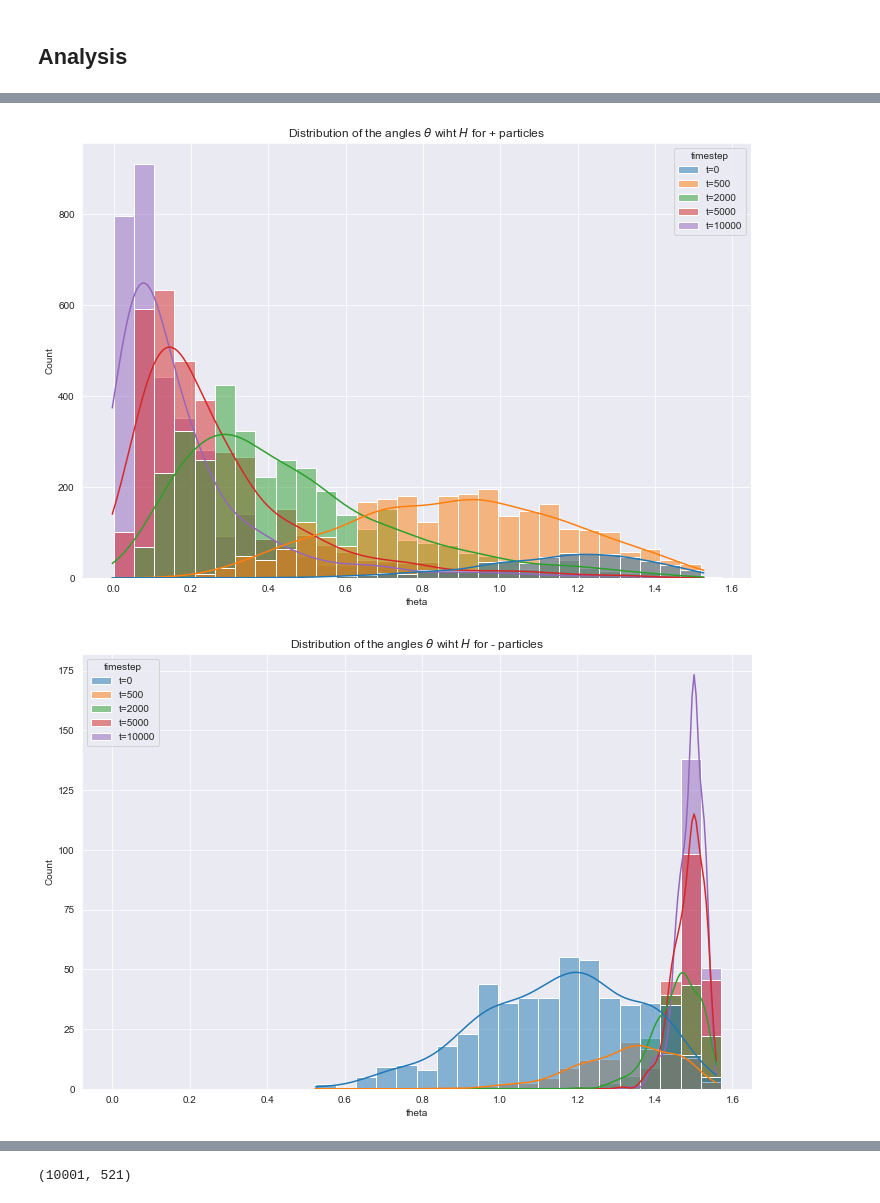
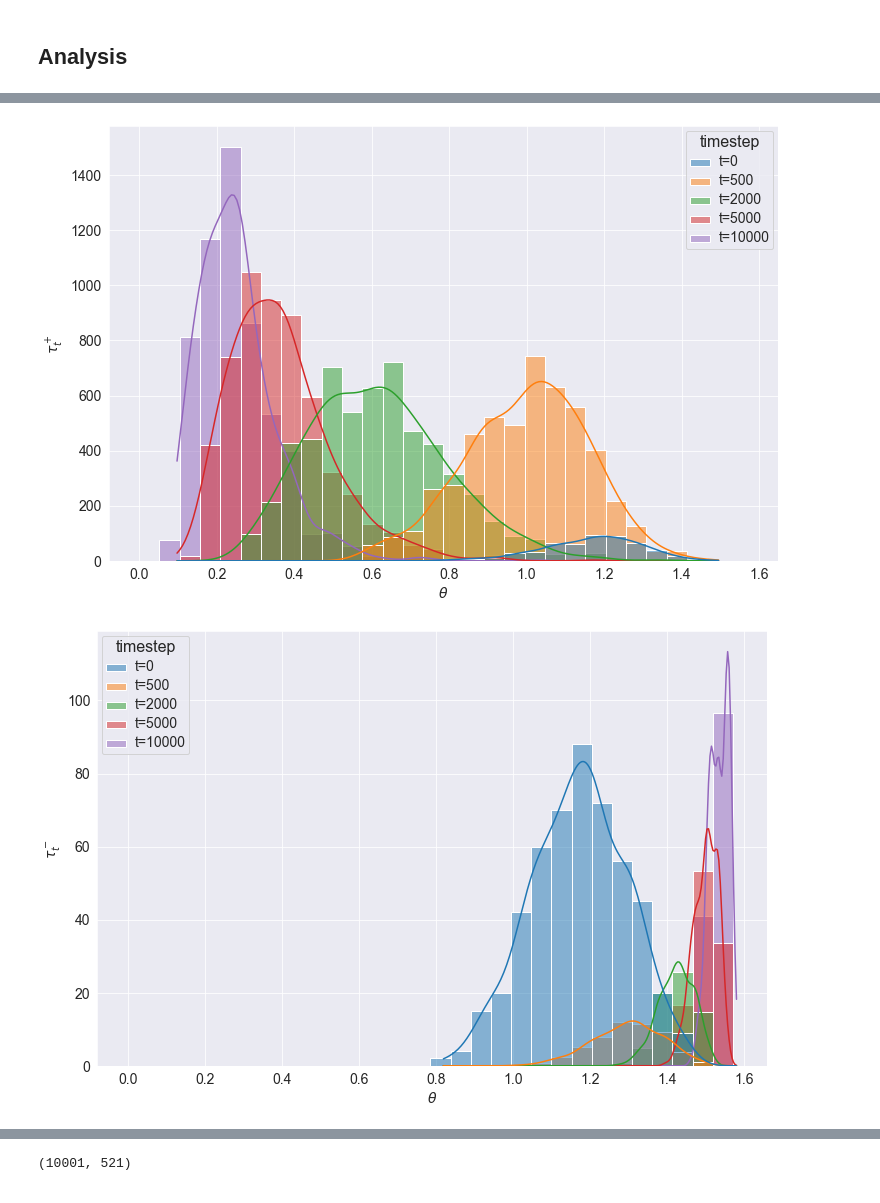
Before and after one commit to karl-hajjar/learning-structure, a Jupyter notebook: learning-structure/notebooks/1d-simulation-jax.ipynb, the cells around one changed output, grey strips where cells are left out. Drawn from its saved outputs; the diff is of its cells as text; code cells hidden in the pictures.

```diff
--- a/learning-structure/notebooks/1d-simulation-jax.ipynb
+++ b/learning-structure/notebooks/1d-simulation-jax.ipynb
@@ -59,6 +58,8 @@ FIGURES_DIR = os.path.join(ROOT, 'figures/2-layer/1d/{}'.format(width))
 # %%
 set_random_seeds(SEED)
 key = jax.random.PRNGKey(SEED)
+
+key_1, key_2 = jax.random.split(key, num=2)
 # %% [output]
 WARNING:absl:No GPU/TPU found, falling back to CPU. (Set TF_CPP_MIN_LOG_LEVEL=0 and rerun for more info.)
 # %% [markdown]
@@ -307 +291,16 @@ As for the loss computation, it is given by
 \end{align*}
+# %%
+@jit
+def monte_carlo_samples(key):
+    keys = jax.random.split(key, num=4)
+    phis = jnp.arccos(jnp.sqrt(jax.random.beta(keys[0], d_H/2, (d-d_H)/2, shape=[1, N_b])))
+
+    rs = jnp.sqrt(jax.random.beta(keys[1], 1/2, (d_H - 1)/2, shape=[2, N_b]))
+    ss = jnp.sqrt(jax.random.beta(keys[2], 1/2, (d-d_H-1)/2, shape=[2, N_b]))
+
+    bernouillis = jnp.sign(jax.random.uniform(keys[3], minval=-1., maxval=1.0, shape=[4, N_b]))
+
+    rs = rs * bernouillis[:2, :]
+    ss = ss * bernouillis[2:, :]
+
+    return keys[3], phis, rs, ss
@@ -403,21 +349,32 @@ def train_step_(key, cs_k, thetas_k):
+# %%
+@jit
+def val_step(phis_val, rs_val, ss_val, cs_k, thetas_k):
+    _, _, val_loss_k = forward(phis_val, rs_val, ss_val, cs_k, thetas_k)
+    return val_loss_k
 # %%
 residuals = []
 cs = [initial_cs]
 thetas = [initial_thetas]
 losses = []
+val_losses = []
 qs = []
 
 cs_k = jnp.copy(initial_cs)
 thetas_k = jnp.copy(initial_thetas)
 
+_, phis_val, rs_val, ss_val  = monte_carlo_samples(key_1)
+
 start = time()
+key = key_2
 for k in range(n_steps):
     key, residuals_k, loss_k, cs_k, thetas_k = train_step(key, cs_k, thetas_k)
+    val_loss_k = val_step(phis_val, rs_val, ss_val, cs_k, thetas_k)
 
     residuals.append(jnp.copy(residuals_k))
     losses.append(loss_k)
     cs.append(jnp.copy(cs_k))
     thetas.append(jnp.copy(thetas_k))
+    val_losses.append(val_loss_k)
 
 end = time()
 print('Time spent on {:,} steps: {:.2f} minutes'.format(k+1, (end - start)/60))
@@ -447,22 +420,27 @@ cs_minus = cs[:, signs < 0]
 # %%
 # ts = [0, 100, 500, 1000, 2000, 3000, 5000, 8000, 10000]
 ts = [0, 500, 2000, 5000, 10000]
 N = thetas_plus.shape[1]
 
-data = pd.DataFrame(columns=['theta', 'timestep', 'weight'])
-data['theta'] = thetas_plus[ts, :].reshape(-1)
+data = pd.DataFrame(columns=['$\\theta$', 'timestep', 'weight'])
+data['$\\theta$'] = thetas_plus[ts, :].reshape(-1)
 data['weight'] = np.abs(cs_plus[ts, :].reshape(-1))
 for i, t in enumerate(ts):
     data.loc[i * N: (i+1) * N, 'timestep'] = 't={}'.format(t)
 
 plt.figure(figsize=(12, 8))
-sns.histplot(data, x='theta', hue='timestep', stat='count', kde=True, binrange=(0., np.pi/2), bins=30,
-             multiple='layer', weights='weight')
-plt.title('Distribution of the angles $\\theta$ wiht $H$ for + particles')
-plt.savefig('/Users/karlhajjar/Downloads/minus_hist.jpg')
+ax = sns.histplot(data, x='$\\theta$', hue='timestep', stat='count', kde=True, binrange=(0., np.pi/2), bins=30,
+                 multiple='layer', weights='weight')
+ax.set_xlabel('$\\theta$', fontsize=14)
+ax.set_ylabel('$\\tau_t^+$', fontsize=14)
+ax.tick_params(labelsize=14)
+plt.setp(ax.get_legend().get_texts(), fontsize=14) # for legend text
+plt.setp(ax.get_legend().get_title(), fontsize=16)
+#plt.title('Distribution of the angles $\\theta$ wiht $H$ for + particles')
+plt.savefig(os.path.join(FIGURES_DIR, 'plus_hist.jpg'), bbox_inches='tight')
 plt.show()
 # %% [output]
-[figure, old version]
+[figure, new version]
 # %%
 # ts = [0, 100, 500, 1000, 2000, 3000, 5000, 8000, 10000]
 ts = [0, 500, 2000, 5000, 10000]
@@ -475,13 +453,25 @@ for i, t in enumerate(ts):
     data.loc[i * N: (i+1) * N, 'timestep'] = 't={}'.format(t)
 
 plt.figure(figsize=(12, 8))
-sns.histplot(data, x='theta', hue='timestep', stat='count', kde=True, binrange=(0., np.pi/2), bins=30,
-             multiple='layer', weights='weight')
-plt.title('Distribution of the angles $\\theta$ wiht $H$ for - particles')
-plt.savefig('/Users/karlhajjar/Downloads/plus_hist.jpg')
+ax = sns.histplot(data, x='theta', hue='timestep', stat='count', kde=True, binrange=(0., np.pi/2), bins=30,
+                 multiple='layer', weights='weight')
+ax.set_xlabel('$\\theta$', fontsize=14)
+ax.set_ylabel('$\\tau_t^-$', fontsize=14)
+ax.tick_params(labelsize=14)
+plt.setp(ax.get_legend().get_texts(), fontsize=14) # for legend text
+plt.setp(ax.get_legend().get_title(), fontsize=16)
+#plt.title('Distribution of the angles $\\theta$ wiht $H$ for + particles')
+plt.savefig(os.path.join(FIGURES_DIR, 'minus_hist.jpg'), bbox_inches='tight')
 plt.show()
+
+#plt.figure(figsize=(12, 8))
+#sns.histplot(data, x='theta', hue='timestep', stat='count', kde=True, binrange=(0., np.pi/2), bins=30,
+#             multiple='layer', weights='weight')
+#plt.title('Distribution of the angles $\\theta$ wiht $H$ for - particles')
+#plt.savefig('/Users/karlhajjar/Downloads/plus_hist.jpg')
+#plt.show()
 # %% [output]
-[figure, old version]
+[figure, new version]
 # %%
 ts = [0, 100, 150, 180, 250, 500, 2000, 10000]
 N = cs_plus.shape[1]
```
Also changed, not shown: parts of 52 cells of this notebook, 1 other file.
